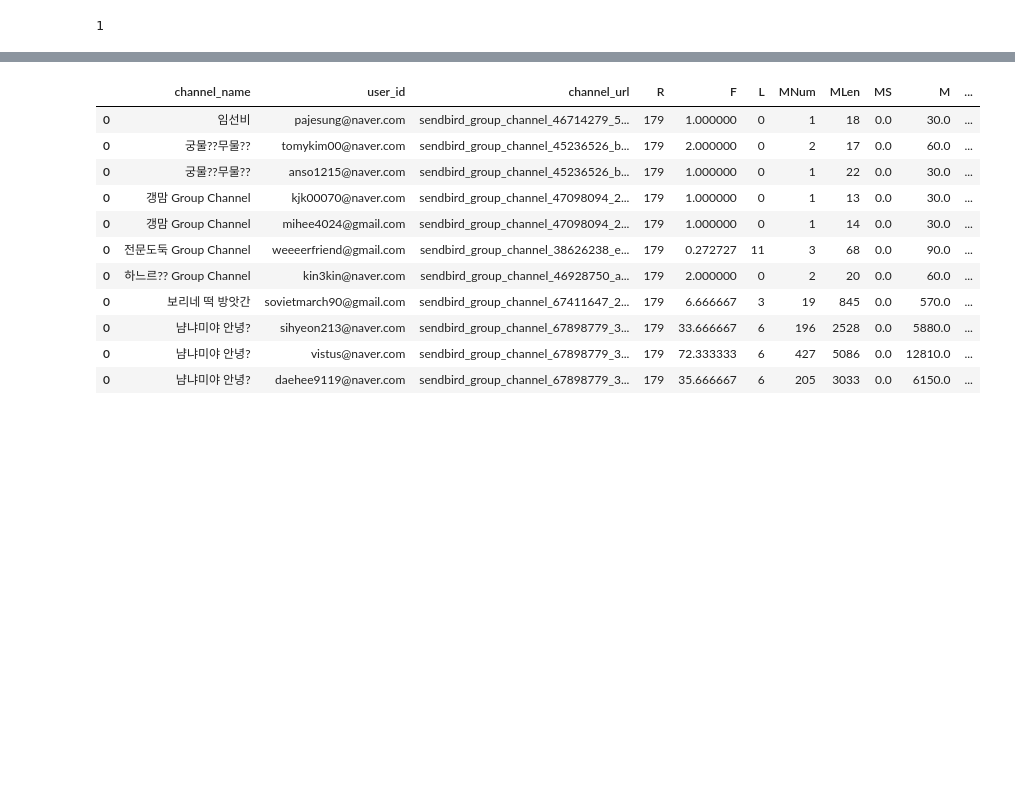
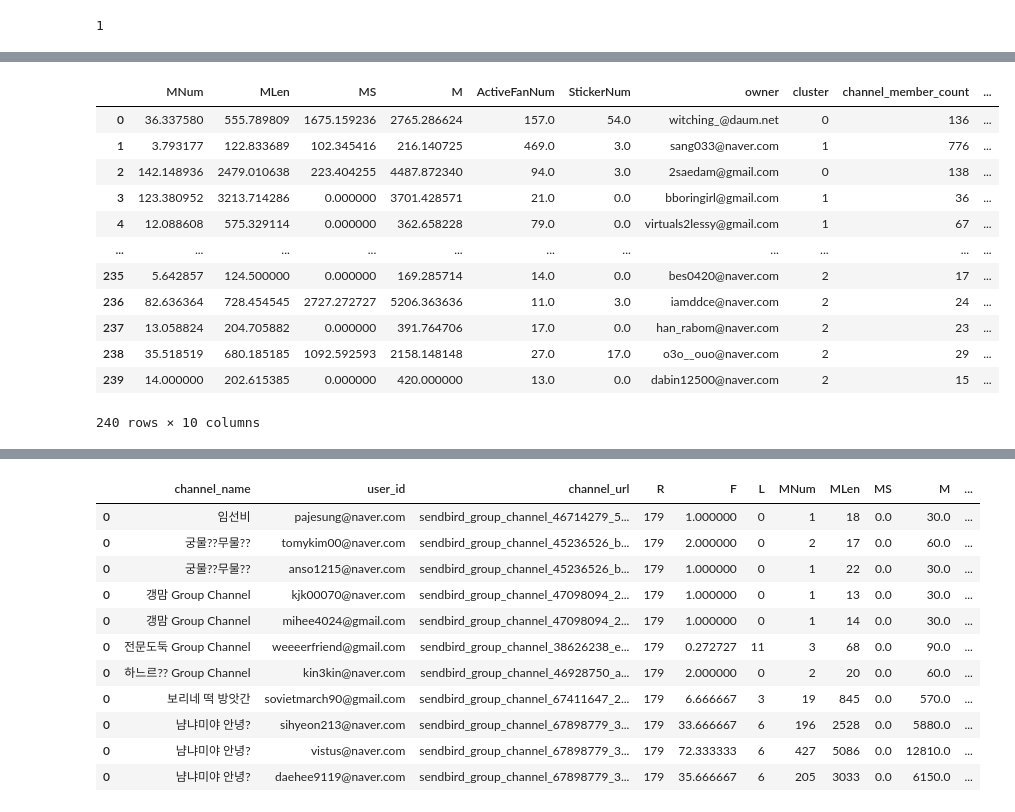
Before and after one commit to bhkwon89/Chat_analysis, a Jupyter notebook: cp2_test.ipynb, the cells around one changed output, grey strips where cells are left out. Cells and saved outputs as stored; diff of their text form; code cells hidden in the pictures; blank space fills up the shorter version.

```diff
--- a/cp2_test.ipynb
+++ b/cp2_test.ipynb
@@ -545,0 +572,6 @@ dfRfmByFan_Room
+# %%
+dfRfmByRoomOnlyFan['cluster'] = GetClusterFromDataframe(dfRfmByRoomOnlyFan[[ 'R', 'L','F','M', 'Active/member']], 3)
+# %%
+df_celeb_info = pd.read_excel('/content/drive/MyDrive/cp2/celeb.xlsx')
+df_celeb_info.rename(columns={'이메일':'owner'}, inplace=True)
+df_celeb_info
@@ -546,2 +592,22 @@ dfRfmByFan_Room
+# %%
+
+dfRfmByRoomOnlyFan = pd.merge(left = dfRfmByRoomOnlyFan , right = df_celeb_info, how = "left", on = "owner")
+# %%
+dfRfmByRoomOnlyFan.to_csv('/content/drive/MyDrive/cp2/fan_RFM_open.csv')
+dfRfmByRoomOnlyFan.iloc[:, 5:15]
+# %% [output]
+|  | MNum | MLen | MS | M | ActiveFanNum | StickerNum | owner | cluster | channel_member_count | ... |
+| 0 | 36.337580 | 555.789809 | 1675.159236 | 2765.286624 | 157.0 | 54.0 | witching_@daum.net | 0 | 136 | ... |
+| 1 | 3.793177 | 122.833689 | 102.345416 | 216.140725 | 469.0 | 3.0 | sang033@naver.com | 1 | 776 | ... |
+| 2 | 142.148936 | 2479.010638 | 223.404255 | 4487.872340 | 94.0 | 3.0 | 2saedam@gmail.com | 0 | 138 | ... |
+| 3 | 123.380952 | 3213.714286 | 0.000000 | 3701.428571 | 21.0 | 0.0 | bboringirl@gmail.com | 1 | 36 | ... |
+| 4 | 12.088608 | 575.329114 | 0.000000 | 362.658228 | 79.0 | 0.0 | virtuals2lessy@gmail.com | 1 | 67 | ... |
+| ... | ... | ... | ... | ... | ... | ... | ... | ... | ... | ... |
+| 235 | 5.642857 | 124.500000 | 0.000000 | 169.285714 | 14.0 | 0.0 | bes0420@naver.com | 2 | 17 | ... |
+| 236 | 82.636364 | 728.454545 | 2727.272727 | 5206.363636 | 11.0 | 3.0 | iamddce@naver.com | 2 | 24 | ... |
+| 237 | 13.058824 | 204.705882 | 0.000000 | 391.764706 | 17.0 | 0.0 | han_rabom@naver.com | 2 | 23 | ... |
+| 238 | 35.518519 | 680.185185 | 1092.592593 | 2158.148148 | 27.0 | 17.0 | o3o__ouo@naver.com | 2 | 29 | ... |
+| 239 | 14.000000 | 202.615385 | 0.000000 | 420.000000 | 13.0 | 0.0 | dabin12500@naver.com | 2 | 15 | ... |
+240 rows × 10 columns
 # %%
 dfRfmByFan_Room
```
Also changed, not shown: parts of 15 cells of this notebook.
